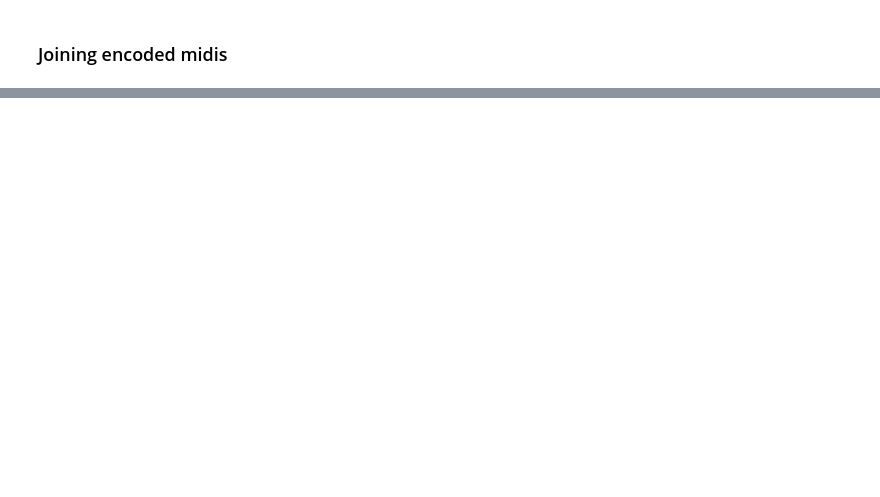
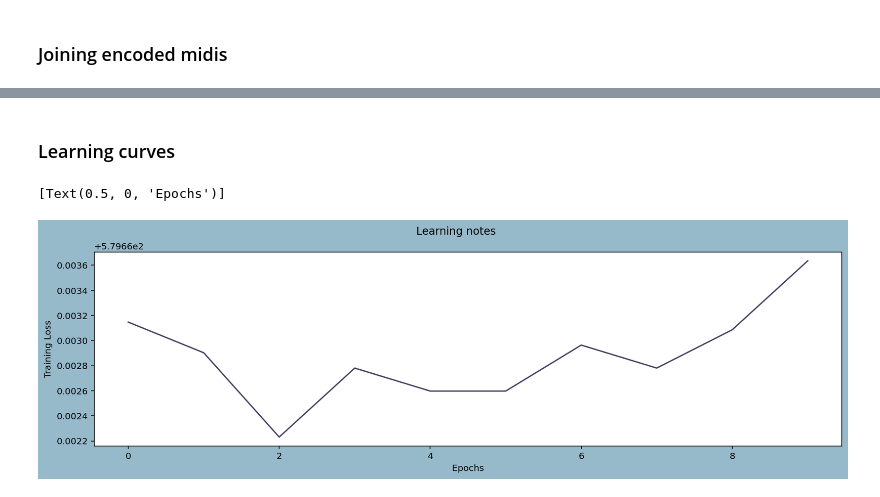
Before and after one commit to WuzI38/Jupyter, a Jupyter notebook: MidiGenFinal.ipynb, the cells around one changed output, grey strips where cells are left out. Saved outputs shown, nothing was run; the diff lists cells and outputs as text; code cells hidden in the pictures; blank space fills up the shorter version.

```diff
--- a/MidiGenFinal.ipynb
+++ b/MidiGenFinal.ipynb
@@ -431,0 +467,11 @@ divider = int(len(X_set) * TRAIN_TEST)
+# %%
+divider = int(len(X_set_notes) * TRAIN_TEST)
+
+X_set_notes_train = X_set_notes[:divider]
+X_set_notes_test = X_set_notes[divider:]
+y_set_notes_train = y_set_notes[:divider]
+y_set_notes_test = y_set_notes[divider:]
+X_set_lens_train = X_set_lens[:divider]
+X_set_lens_test = X_set_lens[divider:]
+y_set_lens_train = y_set_lens[:divider]
+y_set_lens_test = y_set_lens[divider:]
@@ -431,0 +524,3 @@ divider = int(len(X_set) * TRAIN_TEST)
+# %%
+x = tf.constant(X_set_notes_train[0])
+x.shape, expand_dims_layer(x).shape
@@ -431,0 +531,12 @@ divider = int(len(X_set) * TRAIN_TEST)
+# %%
+input_notes = layers.Input(shape=(WINDOW_SIZE), dtype=tf.float32)
+
+x_notes = expand_dims_layer(input_notes)
+x_notes = layers.LSTM(128, activation="relu")(x)
+x_notes = layers.Dropout(0.1)(x_notes)
+x_notes = layers.LSTM(128)(x_notes)
+x_notes = layers.Dropout(0.1)(x_notes)
+x_notes = layers.Dense(32)(x_notes)
+output_notes = layers.Dense(units=HORIZON, activation="softmax")(x_notes)
+
+model_notes = tf.keras.Model(inputs = input_notes, outputs = output_notes, name="model_notes")
@@ -431,0 +599,11 @@ divider = int(len(X_set) * TRAIN_TEST)
+# %%
+%%time
+model_notes.compile(loss="mae",
+                optimizer="Adam",
+                metrics=["mae", "mse"])
+
+history_lstm_notes = model_notes.fit(x=X_set_notes_train,
+                                     y=y_set_notes_train,
+                                     epochs=10,
+                                     verbose=0,
+                                     validation_data=(X_set_notes_test, y_set_notes_test))
@@ -431,0 +626,2 @@ divider = int(len(X_set) * TRAIN_TEST)
+# %% [markdown]
+### Learning curves
@@ -431,0 +631,10 @@ divider = int(len(X_set) * TRAIN_TEST)
+# %%
+history_df = pd.DataFrame(history_lstm_notes.history)
+fig = plt.figure(figsize=(15,4), facecolor="#97BACB")
+fig.suptitle("Learning notes")
+pl=sns.lineplot(data=history_df["loss"],color="#444160")
+pl.set(ylabel ="Training Loss")
+pl.set(xlabel ="Epochs")
+# %% [output]
+[Text(0.5, 0, 'Epochs')]
+[figure, added]
```
Also changed, not shown: parts of 38 cells of this notebook.
